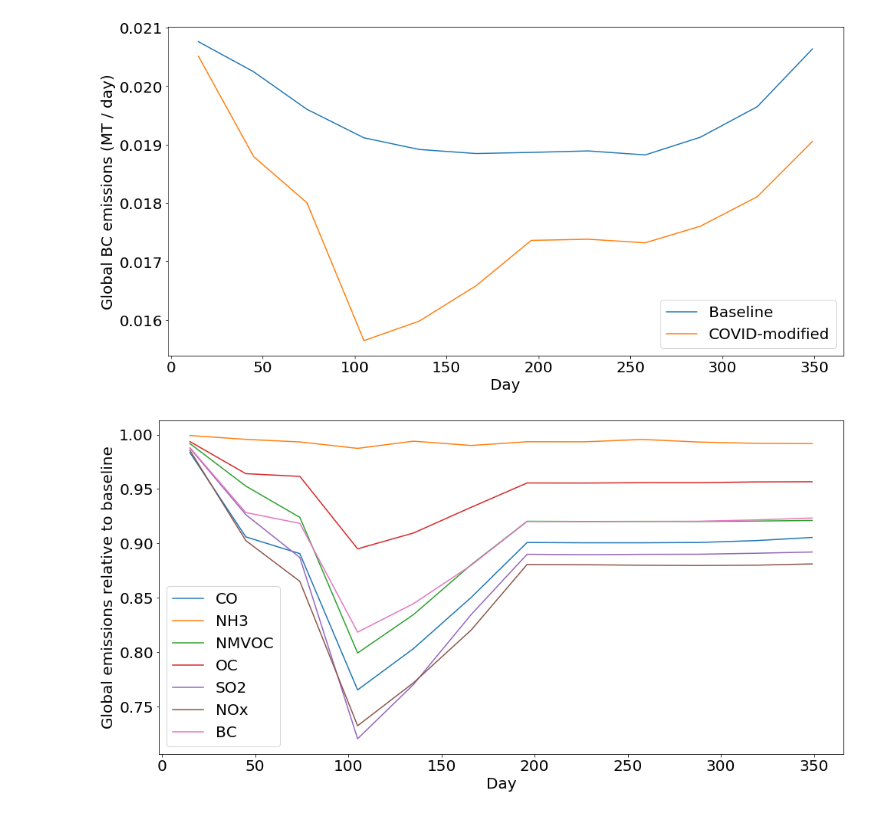
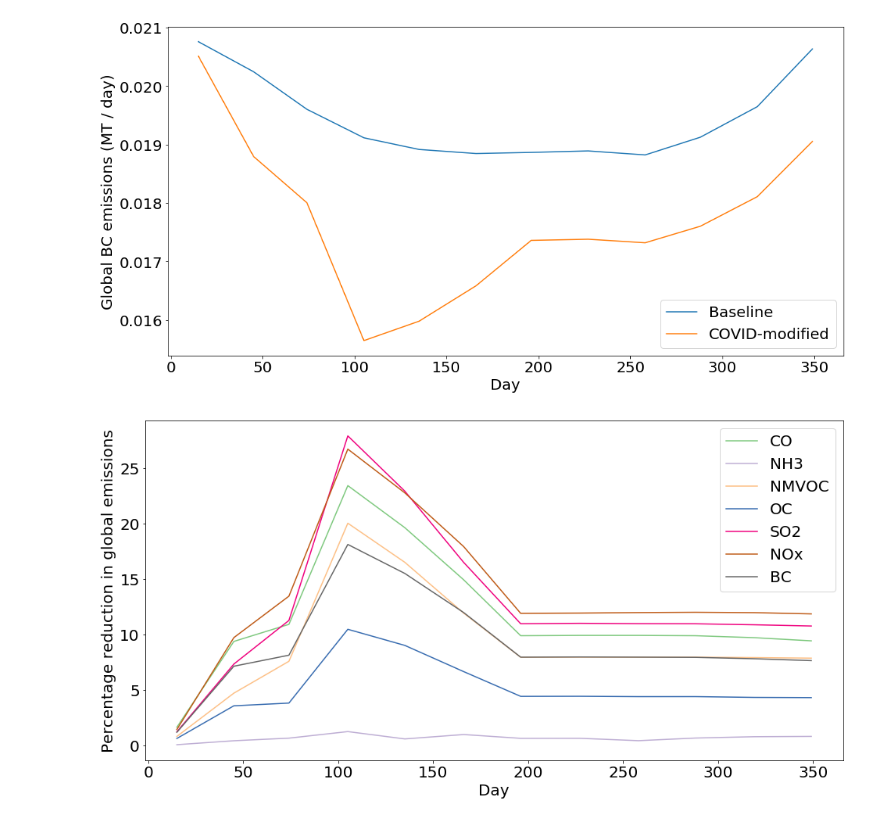
Before and after one commit to Rlamboll/modify_COVID19_netCDF_Emissions, a Jupyter notebook: calculations/Draw_emissions_plots.ipynb, the cells around one changed output. Drawn from its saved outputs; the diff is of its cells as text; code cells hidden in the pictures.

```diff
--- a/calculations/Draw_emissions_plots.ipynb
+++ b/calculations/Draw_emissions_plots.ipynb
@@ -93,21 +93,25 @@ for aerosol, varname in variable_names.items():
 # %%
 plot_times = range(12 * 2, 12 * 3)
 leg_str = []
+int = 0
+colorlist = plt.cm.Accent(np.linspace(0,1,len(variable_names.keys())))
 fig = plt.figure(figsize=(16, 8))
 for aerosol, varname in variable_names.items():
     base_em = nc.Dataset(output_folder + base_file.format(aerosol, base_str))
     world_base_emissions = base_em.variables[varname][:, :, :, :].sum(1).sum(2).dot(area)
     for scenario in scenarios[:1]:
         emission = nc.Dataset(output_folder + base_file.format(aerosol, scenario))
         world_emissions = emission.variables[varname][:, :, :, :].sum(1).sum(2).dot(area)
         plt.plot(
             emission.variables["time"][plot_times] - 5 * 365,
-            world_emissions[plot_times] / world_base_emissions[plot_times]
+            100 * (1 - world_emissions[plot_times] / world_base_emissions[plot_times]),
+            color=colorlist[int]
         )
+        int += 1
         plt.xlabel("Day")
-        plt.ylabel("Global emissions relative to baseline")
+        plt.ylabel("Percentage reduction in global emissions")
     leg_str.append(aerosol)
 plt.legend(leg_str)
 fig.savefig(save_folder + "all_relative_data" + global_save)
 # %% [output]
-[figure, old version]
+[figure, new version]
```
Also changed, not shown: parts of 2 cells of this notebook, 3 other files.
